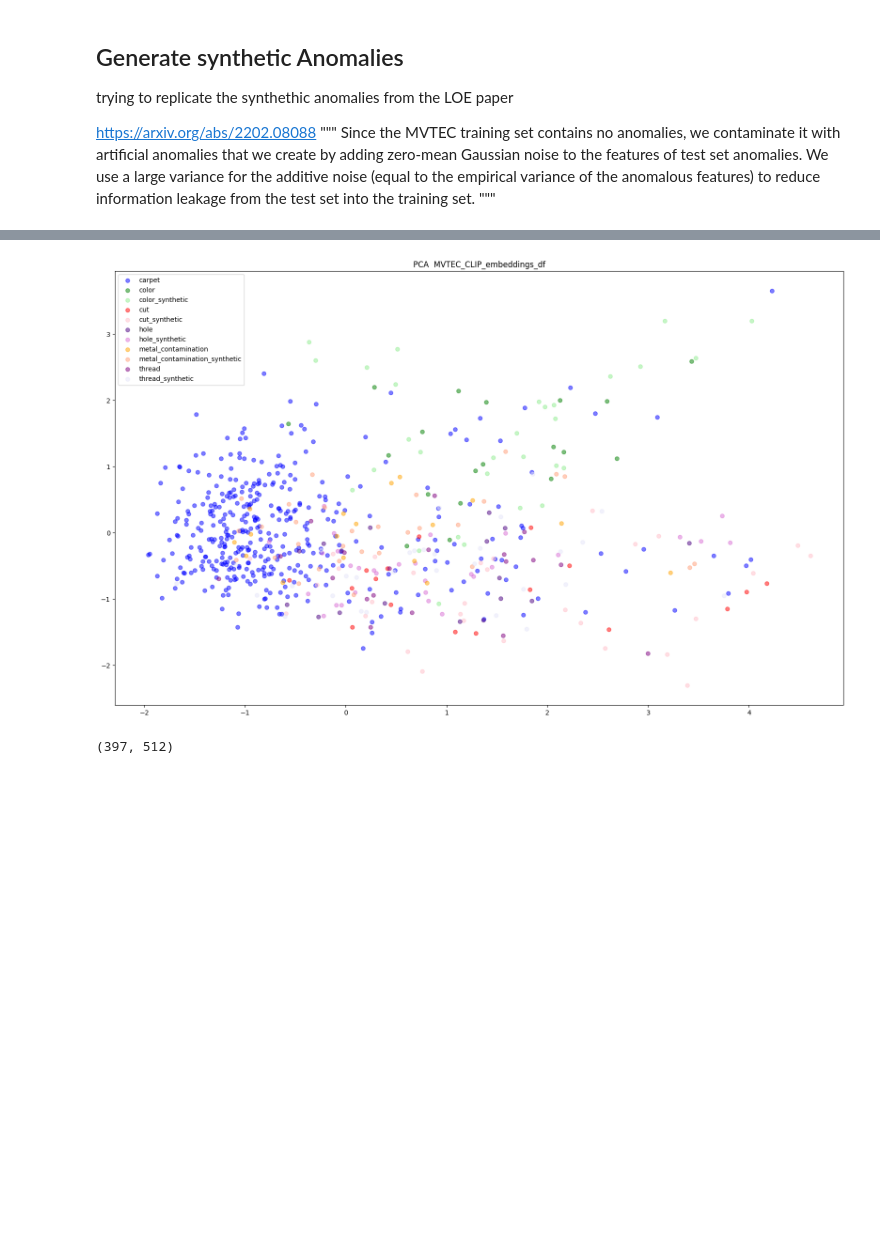
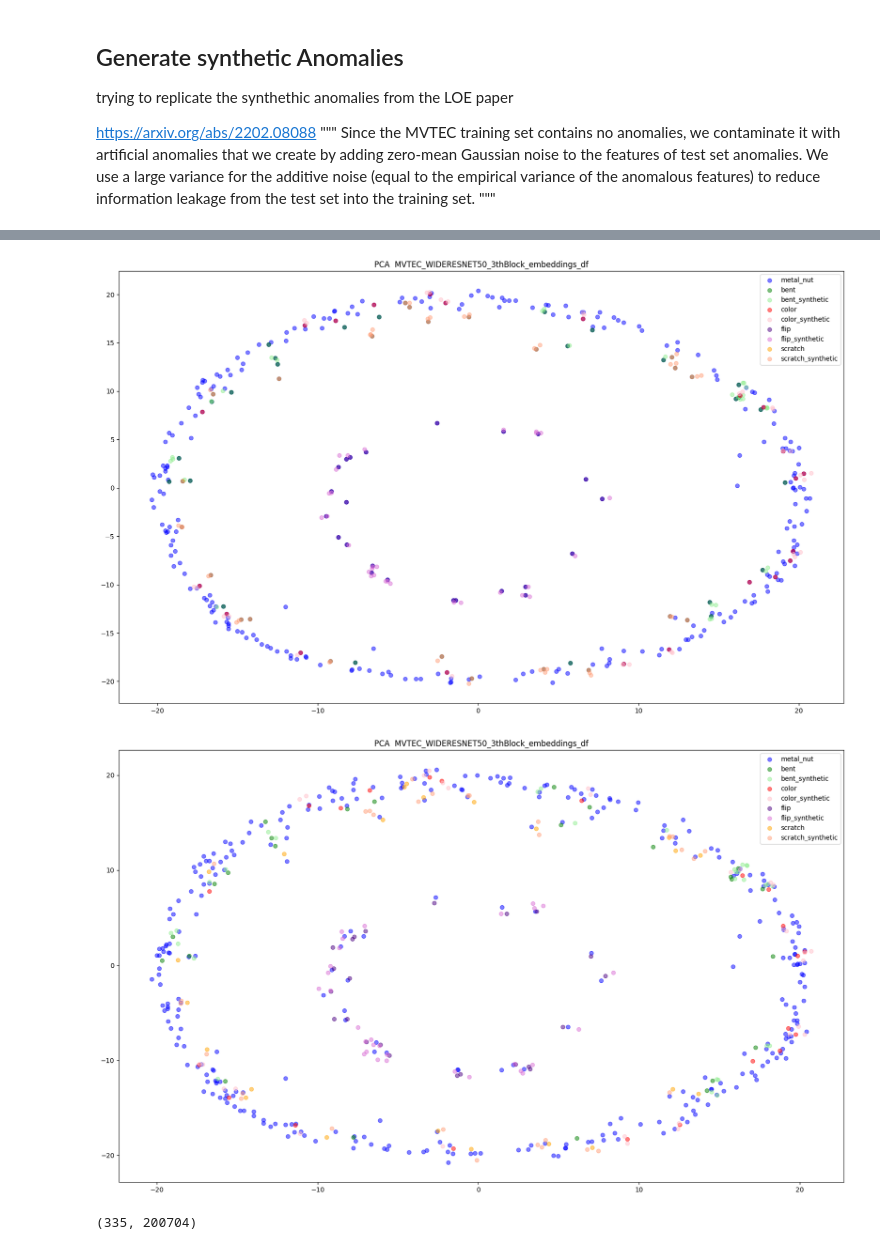
Before and after one commit to buehlpa/MVTec_Visualizer, a Jupyter notebook: workspace/mvtec_WIDERESNET50_syntheticAnomalies.ipynb, the cells around one changed output, grey strips where cells are left out. Cells and saved outputs as stored; diff of their text form; code cells hidden in the pictures; blank space fills up the shorter version.

Commit message:
changed filenames

```diff
--- a/workspace/mvtec_WIDERESNET50_syntheticAnomalies.ipynb
+++ b/workspace/mvtec_WIDERESNET50_syntheticAnomalies.ipynb
@@ -39,7 +39,7 @@ from utils.helpers import *
 PROJECT_DATA_PATH='//home/bule/projects/MVTec_Visualizer/data/mvtec_anomaly_detection'
 LOG_DIR= '/home/bule/projects/MVTec_Visualizer/tensorboard_logs'
 # %%
-FILENAME = 'MVTEC_CLIP_embeddings_df'#'MVTEC_WIDERESNET50_3thBlock_embeddings_df'# MVTEC_CLIP_embeddings_df
+FILENAME = 'MVTEC_WIDERESNET50_3thBlock_embeddings_df'# MVTEC_CLIP_embeddings_df
 df = pd.read_pickle(os.path.join(PROJECT_DATA_PATH,FILENAME+'.pkl'))
 image_paths=[pts[1:]for pts in df.index]
 df = df.set_index(pd.Index(image_paths))
@@ -62,7 +62,7 @@ anomaly_categories = {
     'zipper': ['broken_teeth', 'combined','fabric_border', 'fabric_interior','split_teeth','rough', 'squeezed_teeth']}
 
 # change class here
-category='carpet'
+category='metal_nut'
 
 combined_samples,labels,class_list= create_synset_for_class(category,df)
 # %%
@@ -92,22 +95,43 @@ for _ in range(5):
 # %%
+# Apply PCA
+pca = PCA(n_components=2)
+reduced_data = pca.fit_transform(combined_samples)
+
+# Plotting
+plt.figure(figsize=(20, 12))
+# Iterate over each unique label to plot them separately
+for i in range(len(class_list)):
+    # Adding jitter: add a small random offset to each point
+    # jittered_x = reduced_data[labels == i, 0] + np.random.normal(0, jitter_amount, size=sum(labels == i))
+    # jittered_y = reduced_data[labels == i, 1] + np.random.normal(0, jitter_amount, size=sum(labels == i))
+    # plt.scatter(jittered_x, jittered_y, label=f'{class_list[i]}', alpha=0.5, color=colors[i])
+
+    plt.scatter(reduced_data[labels == i, 0], reduced_data[labels == i, 1], label=f'{class_list[i]}', alpha=0.5, color=colors[i])
+
+plt.title(f'PCA  {FILENAME}')
+plt.legend()
+plt.show()
+
 # Apply PCA
 pca = PCA(n_components=2)
 reduced_data = pca.fit_transform(combined_samples)
 
 # Plotting
 plt.figure(figsize=(20, 12))
 # Iterate over each unique label to plot them separately
 for i in range(len(class_list)):
     # Adding jitter: add a small random offset to each point
     jittered_x = reduced_data[labels == i, 0] + np.random.normal(0, jitter_amount, size=sum(labels == i))
     jittered_y = reduced_data[labels == i, 1] + np.random.normal(0, jitter_amount, size=sum(labels == i))
     plt.scatter(jittered_x, jittered_y, label=f'{class_list[i]}', alpha=0.5, color=colors[i])
 
+
 plt.title(f'PCA  {FILENAME}')
 plt.legend()
 plt.show()
 # %% [output]
-[figure, old version]
+[figure, new version]
+[figure, added]
 # %%
 # filter for the synthetic and real anomalies
 normals=combined_samples[labels==0]
@@ -115,7 +139,7 @@ anomalies=combined_samples[(labels % 2 != 0) & (labels != 0)]
 synthetic_anomalies=combined_samples[(labels % 2 == 0) & (labels != 0)]
 normals.shape
 # %% [output]
-(397, 512)
+(335, 200704)
 # %%
 
 # Assuming 'normals' is your input data
```
Also changed, not shown: parts of 3 cells of this notebook.
